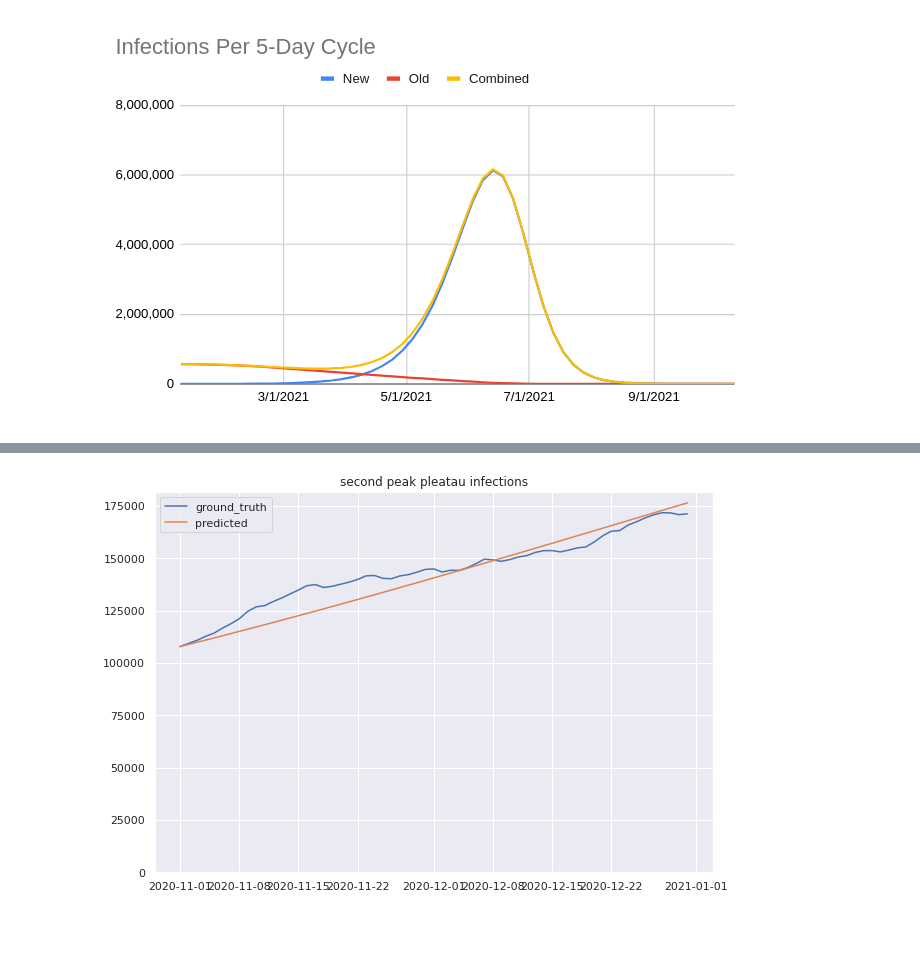
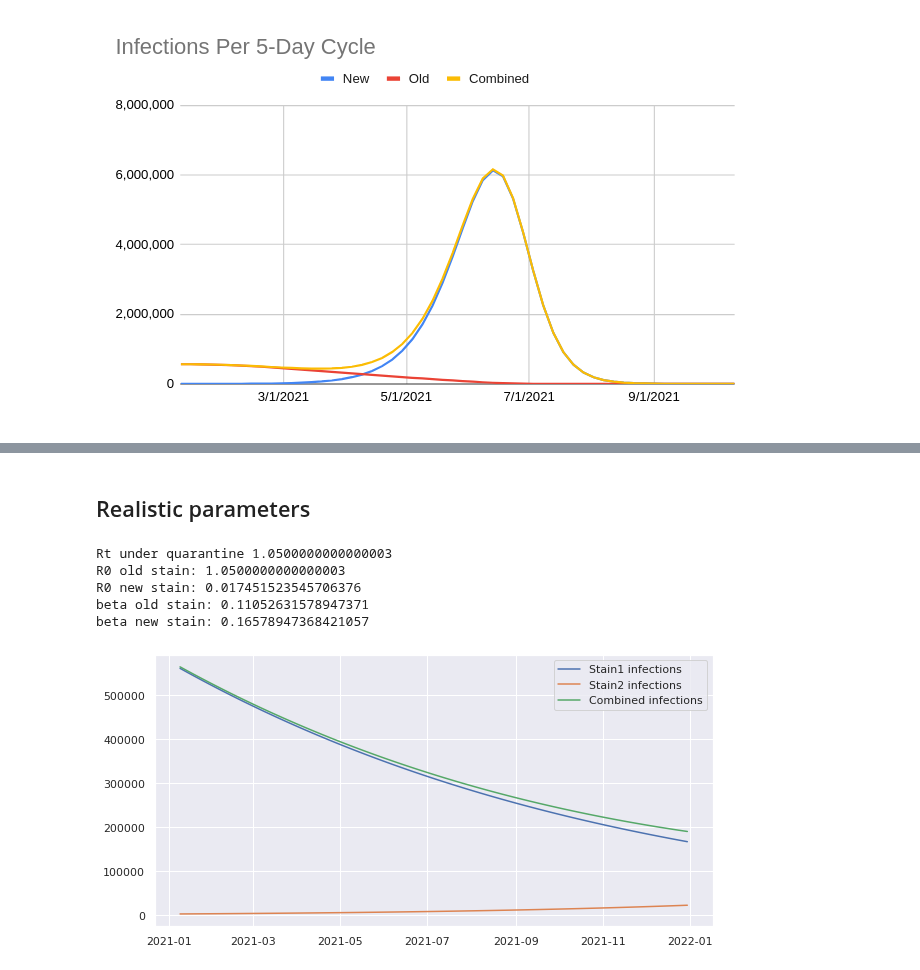
Before and after one commit to btseytlin/covid_peak_sir_modelling, a Jupyter notebook: sir.ipynb, the cells around one changed output, grey strips where cells are left out. Cells and saved outputs as stored; diff of their text form; code cells hidden in the pictures; blank space fills up the shorter version.

```diff
--- a/sir.ipynb
+++ b/sir.ipynb
@@ -373,6 +150,54 @@ apply_sir_to_subset(subset, beta=0.23, label='second peak start infections')
-# %%
-subset = df[(df.date >= '2020-11-01') & (df.date <= '2020-12-31')]
-
-apply_sir_to_subset(subset, beta=0.21, label='second peak pleatau infections')
-# %% [output]
-[figure, removed]
+# %% [markdown]
+## Realistic parameters
+# %%
+population = N = 144500000
+# D = 3
+D = 9.5
+gamma = 1.0 / D
+r0_base = 3.5
+q = 0.7
+
+r0 = r0_base - r0_base*q
+
+print('Rt under quarantine', r0)
+
+r0_stain1 = r0
+beta_stain_1 = r0_stain1 * gamma
+
+beta_stain_2 = beta_stain_1 * 1.5
+r0_stain2 = beta_stain_2 * gamma
+
+print('R0 old stain:', r0_stain1)
+print('R0 new stain:', r0_stain2)
+
+print('beta old stain:', beta_stain_1)
+print('beta new stain:', beta_stain_2)
+
+# Initial conditions
+initial_new_stain_rate = 0.006
+I0 = 563754
+
+I0s1 = (1-initial_new_stain_rate)*I0
+I0s2 = (initial_new_stain_rate)*I0
+Rec0 = 27311290
+S0 = population - I0 - Rec0
+initial_conditions = (S0, I0s1, I0s2, Rec0)
+
+ret = odeint(model_step, initial_conditions, t, args=(population, beta_stain_1, beta_stain_2, gamma))
+S, Is1, Is2, R = ret.T
+# %% [output]
+Rt under quarantine 1.0500000000000003
+R0 old stain: 1.0500000000000003
+R0 new stain: 0.017451523545706376
+beta old stain: 0.11052631578947371
+beta new stain: 0.16578947368421057
+# %%
+plt.figure(figsize=(10,5))
+plt.plot(dates, Is1, label='Stain1 infections')
+plt.plot(dates, Is2, label='Stain2 infections')
+plt.plot(dates, Is1 + Is2, label='Combined infections')
+#plt.yticks([0, 2e6, 4e6, 6e6, 8e6])
+plt.legend()
+plt.show()
+# %% [output]
+[figure, added]
```
Also changed, not shown: parts of 42 cells of this notebook, 7 other files.
